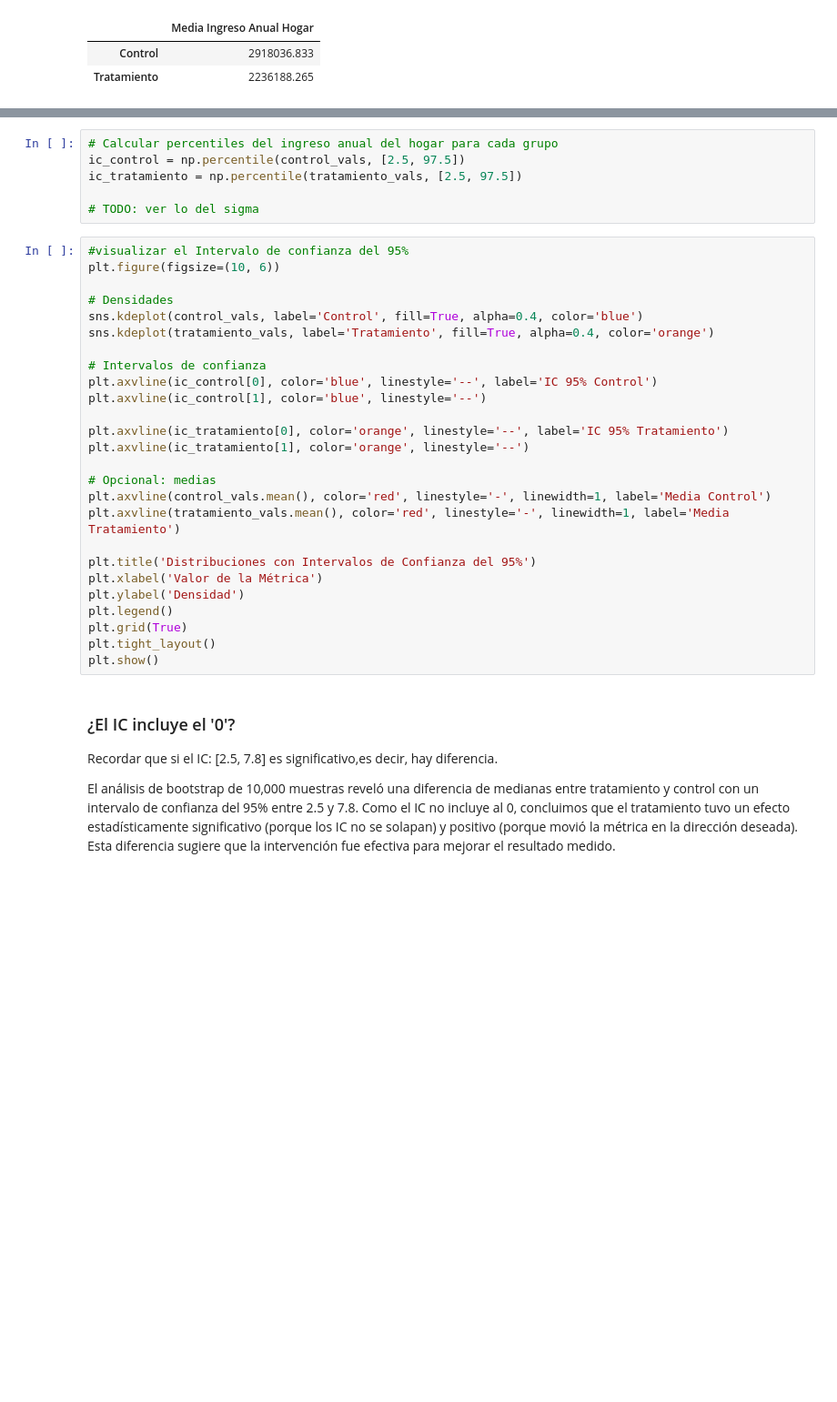
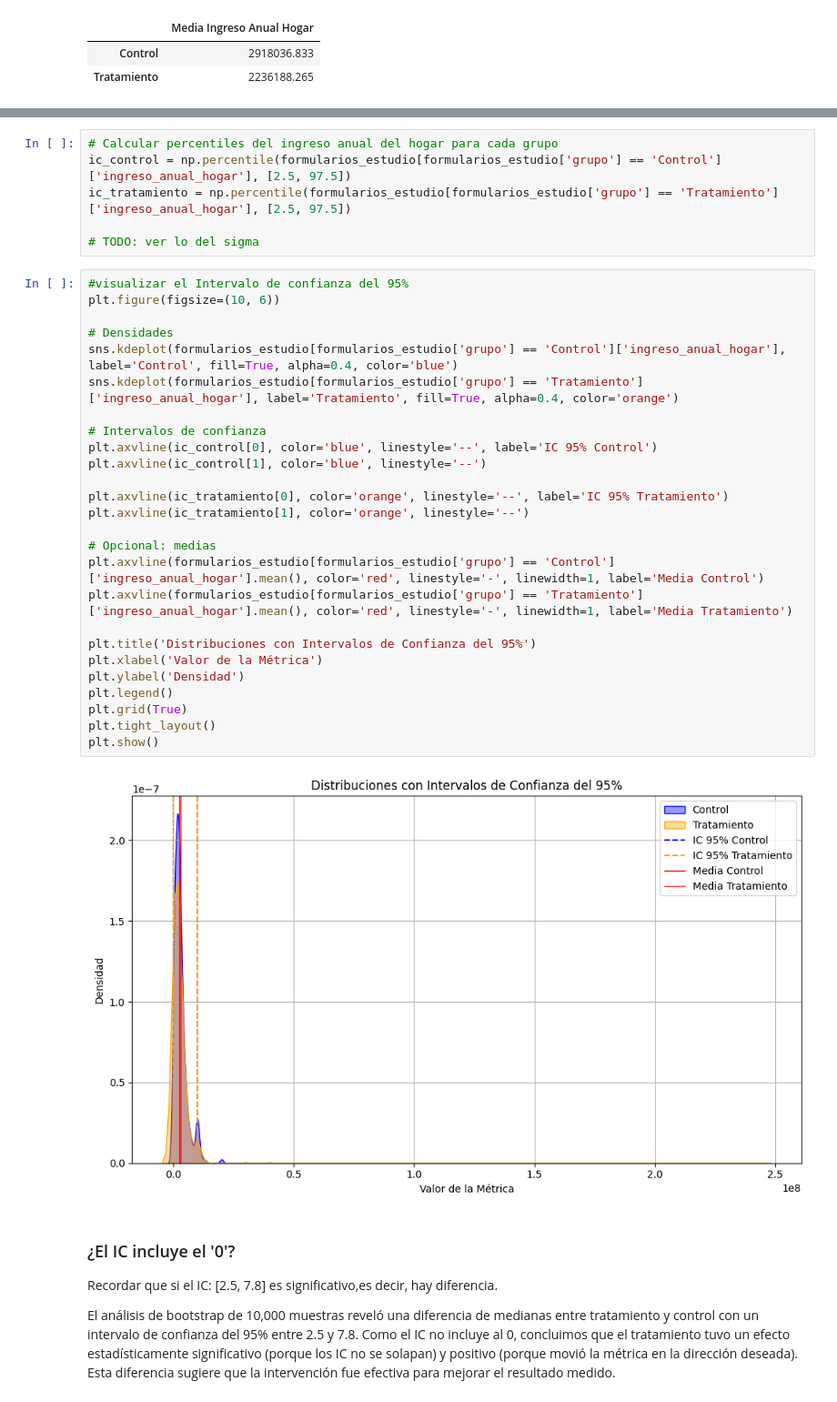
Before and after one commit to andreasoledadguerra/impact-evaluation-of-public-policy, a Jupyter notebook: impact_evaluation_policy.ipynb, the cells around one changed output, grey strips where cells are left out. Shown at 91% size. Drawn from its saved outputs; the diff is of its cells as text; blank space fills up the shorter version.

```diff
--- a/impact_evaluation_policy.ipynb
+++ b/impact_evaluation_policy.ipynb
@@ -883,36 +883,38 @@ plt.show()
 [figure]
 # %%
 # Calcular percentiles del ingreso anual del hogar para cada grupo
-ic_control = np.percentile(control_vals, [2.5, 97.5])
-ic_tratamiento = np.percentile(tratamiento_vals, [2.5, 97.5])
+ic_control = np.percentile(formularios_estudio[formularios_estudio['grupo'] == 'Control']['ingreso_anual_hogar'], [2.5, 97.5])
+ic_tratamiento = np.percentile(formularios_estudio[formularios_estudio['grupo'] == 'Tratamiento']['ingreso_anual_hogar'], [2.5, 97.5])
 
 # TODO: ver lo del sigma
 # %%
 #visualizar el Intervalo de confianza del 95%
 plt.figure(figsize=(10, 6))
 
 # Densidades
-sns.kdeplot(control_vals, label='Control', fill=True, alpha=0.4, color='blue')
-sns.kdeplot(tratamiento_vals, label='Tratamiento', fill=True, alpha=0.4, color='orange')
+sns.kdeplot(formularios_estudio[formularios_estudio['grupo'] == 'Control']['ingreso_anual_hogar'], label='Control', fill=True, alpha=0.4, color='blue')
+sns.kdeplot(formularios_estudio[formularios_estudio['grupo'] == 'Tratamiento']['ingreso_anual_hogar'], label='Tratamiento', fill=True, alpha=0.4, color='orange')
 
 # Intervalos de confianza
 plt.axvline(ic_control[0], color='blue', linestyle='--', label='IC 95% Control')
 plt.axvline(ic_control[1], color='blue', linestyle='--')
 
 plt.axvline(ic_tratamiento[0], color='orange', linestyle='--', label='IC 95% Tratamiento')
 plt.axvline(ic_tratamiento[1], color='orange', linestyle='--')
 
 # Opcional: medias
-plt.axvline(control_vals.mean(), color='red', linestyle='-', linewidth=1, label='Media Control')
-plt.axvline(tratamiento_vals.mean(), color='red', linestyle='-', linewidth=1, label='Media Tratamiento')
+plt.axvline(formularios_estudio[formularios_estudio['grupo'] == 'Control']['ingreso_anual_hogar'].mean(), color='red', linestyle='-', linewidth=1, label='Media Control')
+plt.axvline(formularios_estudio[formularios_estudio['grupo'] == 'Tratamiento']['ingreso_anual_hogar'].mean(), color='red', linestyle='-', linewidth=1, label='Media Tratamiento')
 
 plt.title('Distribuciones con Intervalos de Confianza del 95%')
 plt.xlabel('Valor de la Métrica')
 plt.ylabel('Densidad')
 plt.legend()
 plt.grid(True)
 plt.tight_layout()
 plt.show()
+# %% [output]
+[figure, added]
 # %% [markdown]
 ### ¿El IC incluye el '0'?
 
```
Also changed, not shown: parts of 3 cells of this notebook.
